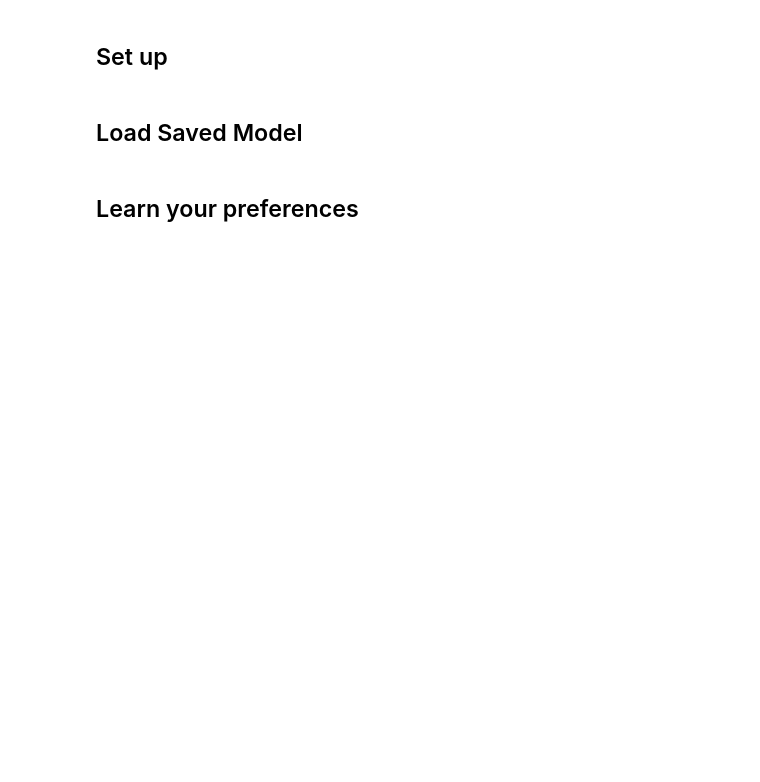
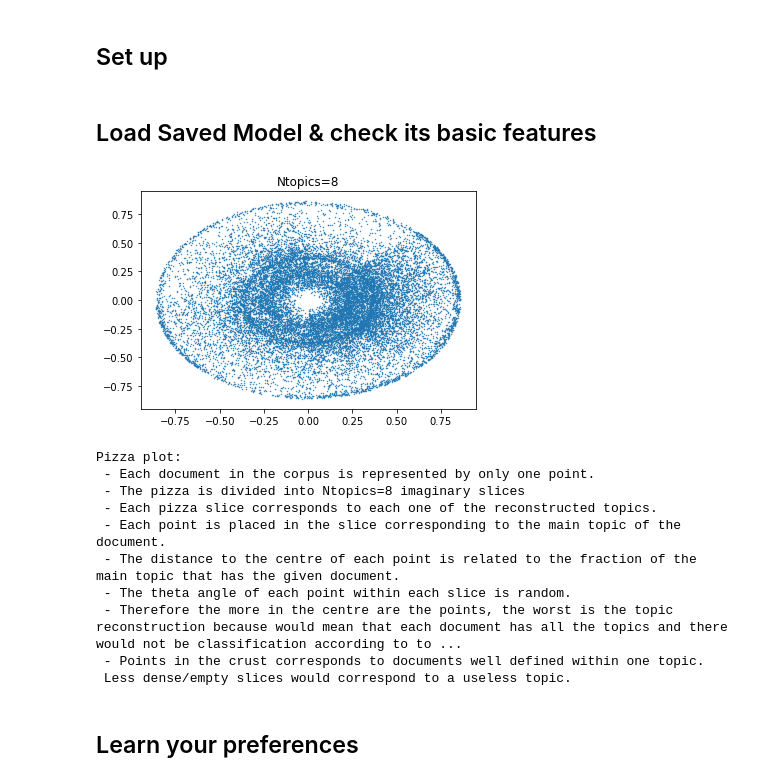
Before and after one commit to sequi76/arxiv-gamer, a Jupyter notebook: arxiv-gamer.ipynb, the cells around one changed output. Saved outputs shown, nothing was run; the diff lists cells and outputs as text; code cells hidden in the pictures; blank space fills up the shorter version.

Commit message:
Including the pizza plot .

```diff
--- a/arxiv-gamer.ipynb
+++ b/arxiv-gamer.ipynb
@@ -46,4 +50,4 @@ class color:
    UNDERLINE = '\033[4m'
    END = '\033[0m'
 # %% [markdown]
-## Load Saved Model
+## Load Saved Model & check its basic features
@@ -61,3 +65,37 @@ print(Ntopics)
+# %%
+import matplotlib.pyplot as plt
+import random
+import math
+# Get the "pizza" array
+pizza = []
+for bow in bow_corpus:
+    vec=lda_model[bow] # Get the topic distribution of the document
+    r = sum([(i[1]-1/Ntopics)**2 for i in vec]) # Get a measure on how inhomogeneusly is the document distributed in the topics
+    vec.sort(key=lambda tup: tup[1]) # Sort it
+    theta = 2 * math.pi * ( (vec[Ntopics-1][0] + random.random() ) * 1/Ntopics )# Get the topic with maximum fraction in the document
+    pizza.append((r*math.cos(theta),r*math.sin(theta)))
+# Make the "pizza" plot
+s=np.array(pizza)
+x=s[:,0]
+y=s[:,1]
+plt.scatter(x,y,s=.2)
+plt.plot([0,0],[.5,.5])
+title0='Ntopics='+str(Ntopics)
+plt.title(title0)
+plt.show();
+print("Pizza plot:\n - Each document in the corpus is represented by only one point.\n - The pizza is divided into Ntopics="+str(Ntopics)+" imaginary slices\n - Each pizza slice corresponds to each one of the reconstructed topics.\n - Each point is placed in the slice corresponding to the main topic of the document.\n - The distance to the centre of each point is related to the fraction of the main topic that has the given document.\n - The theta angle of each point within each slice is random.\n - Therefore the more in the centre are the points, the worst is the topic reconstruction because would mean that each document has all the topics and there would not be classification according to topics.\n - Points in the crust corresponds to documents well defined within one topic.\n Less dense/empty slices would correspond to a useless topic.")
+# %% [output]
+[figure, added]
+Pizza plot:
+ - Each document in the corpus is represented by only one point.
+ - The pizza is divided into Ntopics=8 imaginary slices
+ - Each pizza slice corresponds to each one of the reconstructed topics.
+ - Each point is placed in the slice corresponding to the main topic of the document.
+ - The distance to the centre of each point is related to the fraction of the main topic that has the given document.
+ - The theta angle of each point within each slice is random.
+ - Therefore the more in the centre are the points, the worst is the topic reconstruction because would mean that each document has all the topics and there would not be classification according to to ...
+ - Points in the crust corresponds to documents well defined within one topic.
+ Less dense/empty slices would correspond to a useless topic.
 # %% [markdown]
 ## Learn your preferences
 # %%
```
Also changed, not shown: parts of 8 cells of this notebook, 1 other file.
